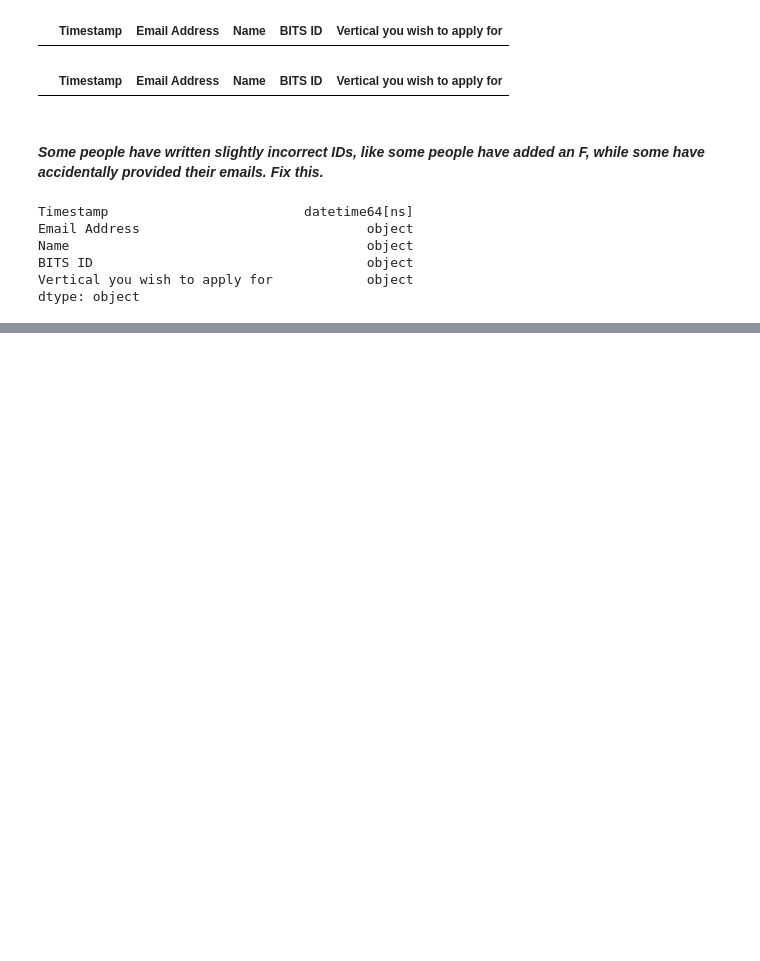
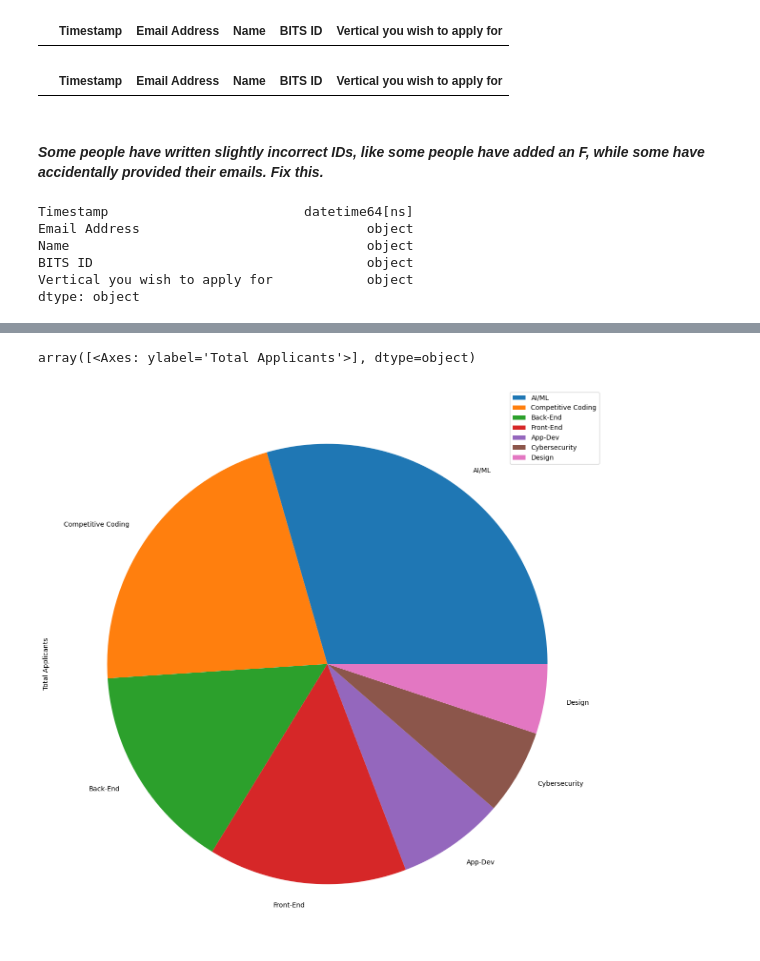
Before and after one commit to Y0shicon/GDSC-Task, a Jupyter notebook: Task 2/Q4/Q4.ipynb, the cells around one changed output, grey strips where cells are left out. Drawn from its saved outputs; the diff is of its cells as text; code cells hidden in the pictures; blank space fills up the shorter version.

```diff
--- a/Task 2/Q4/Q4.ipynb
+++ b/Task 2/Q4/Q4.ipynb
@@ -110,0 +188,6 @@ df[df['BITS ID'].str[0].str.lower() == 'f'].sort_values(by=['BITS ID'])
+# %%
+# 1. Verticals vs Total Applicants
+total_vertical_dict.plot(kind='pie', subplots=True, figsize=(15, 15))
+# %% [output]
+array([<Axes: ylabel='Total Applicants'>], dtype=object)
+[figure, added]
```
Also changed, not shown: parts of 18 cells of this notebook, 1 other file.
